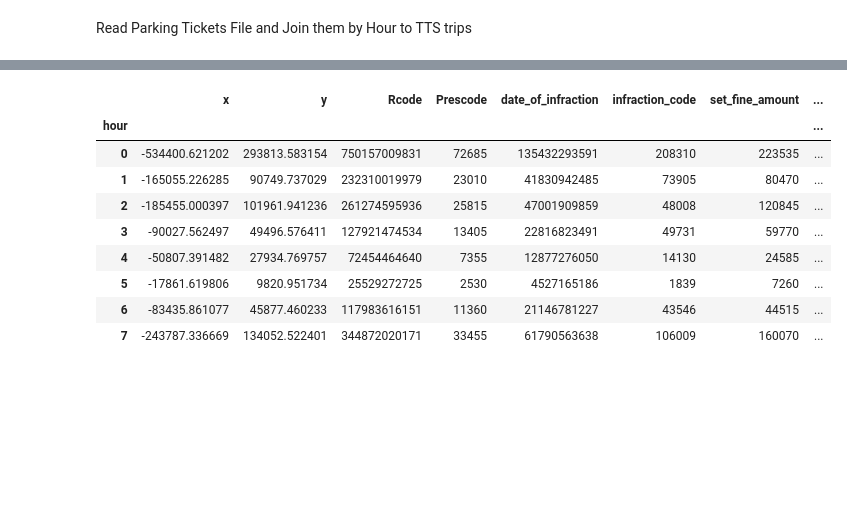
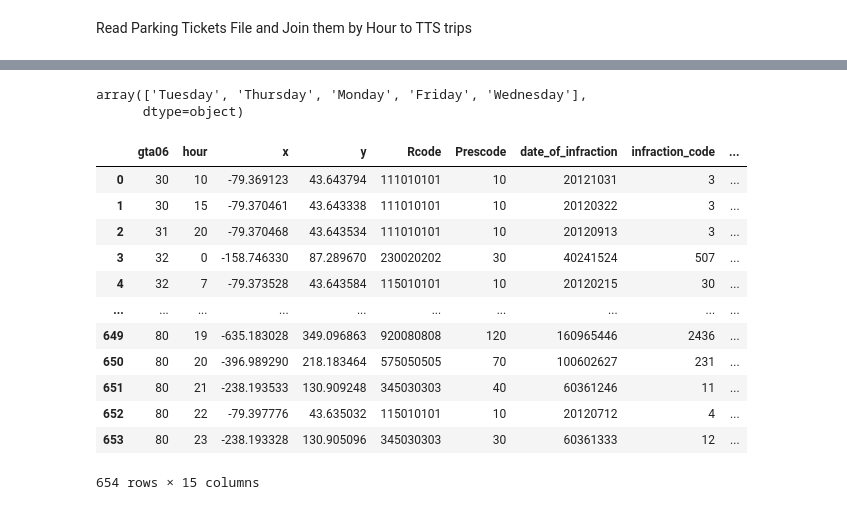
Before and after one commit to stefyperezg/Work-term-report-parking, a Jupyter notebook: TTS_trips.ipynb, the cells around one changed output, grey strips where cells are left out. Saved outputs shown, nothing was run; the diff lists cells and outputs as text; code cells hidden in the pictures; blank space fills up the shorter version.

Commit message:
df by hour by zone

```diff
--- a/TTS_trips.ipynb
+++ b/TTS_trips.ipynb
@@ -179,17 +155,35 @@ def get_day_name(x):
+# %%
+tickets2012['year'] = tickets2012['date_of_infraction'].apply(lambda x: int(str(x)[0:4]))
+tickets2012['month'] = tickets2012['date_of_infraction'].apply(lambda x: int(str(x)[4:6]))
+tickets2012['day'] = tickets2012['date_of_infraction'].apply(lambda x: int(str(x)[6:8]))
+
+tickets2012['formatted_date'] = pd.to_datetime(tickets2012[['year','month','day']])
+tickets2012['day_name'] = tickets2012['formatted_date'].dt.day_name()
 # %%
 tickets2012['hour']=tickets2012['time_of_infraction'].apply(get_hour)
+# %%
+tickets2012 = tickets2012[tickets2012['day_name']!='Saturday']
+tickets2012 = tickets2012[tickets2012['day_name']!='Sunday']
+tickets2012['day_name'].unique()
+# %% [output]
+array(['Tuesday', 'Thursday', 'Monday', 'Friday', 'Wednesday'],
+      dtype=object)
 # %%
-hourly_tickets = tickets2012.groupby('hour').sum()
-hourly_tickets.head(8)
+tickets2012['tickets_count']=1
+hourly_tickets = tickets2012.groupby(['gta06','hour'],as_index=False).sum()
+hourly_tickets
 # %% [output]
-|  | x | y | Rcode | Prescode | date_of_infraction | infraction_code | set_fine_amount | ... |
-| hour |  |  |  |  |  |  |  | ... |
-| 0 | -534400.621202 | 293813.583154 | 750157009831 | 72685 | 135432293591 | 208310 | 223535 | ... |
-| 1 | -165055.226285 | 90749.737029 | 232310019979 | 23010 | 41830942485 | 73905 | 80470 | ... |
-| 2 | -185455.000397 | 101961.941236 | 261274595936 | 25815 | 47001909859 | 48008 | 120845 | ... |
-| 3 | -90027.562497 | 49496.576411 | 127921474534 | 13405 | 22816823491 | 49731 | 59770 | ... |
-| 4 | -50807.391482 | 27934.769757 | 72454464640 | 7355 | 12877276050 | 14130 | 24585 | ... |
-| 5 | -17861.619806 | 9820.951734 | 25529272725 | 2530 | 4527165186 | 1839 | 7260 | ... |
-| 6 | -83435.861077 | 45877.460233 | 117983616151 | 11360 | 21146781227 | 43546 | 44515 | ... |
-| 7 | -243787.336669 | 134052.522401 | 344872020171 | 33455 | 61790563638 | 106009 | 160070 | ... |
+|  | gta06 | hour | x | y | Rcode | Prescode | date_of_infraction | infraction_code | ... |
+| 0 | 30 | 10 | -79.369123 | 43.643794 | 111010101 | 10 | 20121031 | 3 | ... |
+| 1 | 30 | 15 | -79.370461 | 43.643338 | 111010101 | 10 | 20120322 | 3 | ... |
+| 2 | 31 | 20 | -79.370468 | 43.643534 | 111010101 | 10 | 20120913 | 3 | ... |
+| 3 | 32 | 0 | -158.746330 | 87.289670 | 230020202 | 30 | 40241524 | 507 | ... |
+| 4 | 32 | 7 | -79.373528 | 43.643584 | 115010101 | 10 | 20120215 | 30 | ... |
+| ... | ... | ... | ... | ... | ... | ... | ... | ... | ... |
+| 649 | 80 | 19 | -635.183028 | 349.096863 | 920080808 | 120 | 160965446 | 2436 | ... |
+| 650 | 80 | 20 | -396.989290 | 218.183464 | 575050505 | 70 | 100602627 | 231 | ... |
+| 651 | 80 | 21 | -238.193533 | 130.909248 | 345030303 | 40 | 60361246 | 11 | ... |
+| 652 | 80 | 22 | -79.397776 | 43.635032 | 115010101 | 10 | 20120712 | 4 | ... |
+| 653 | 80 | 23 | -238.193328 | 130.905096 | 345030303 | 30 | 60361333 | 12 | ... |
+654 rows × 15 columns
 # %%
```
Also changed, not shown: parts of 13 cells of this notebook.
